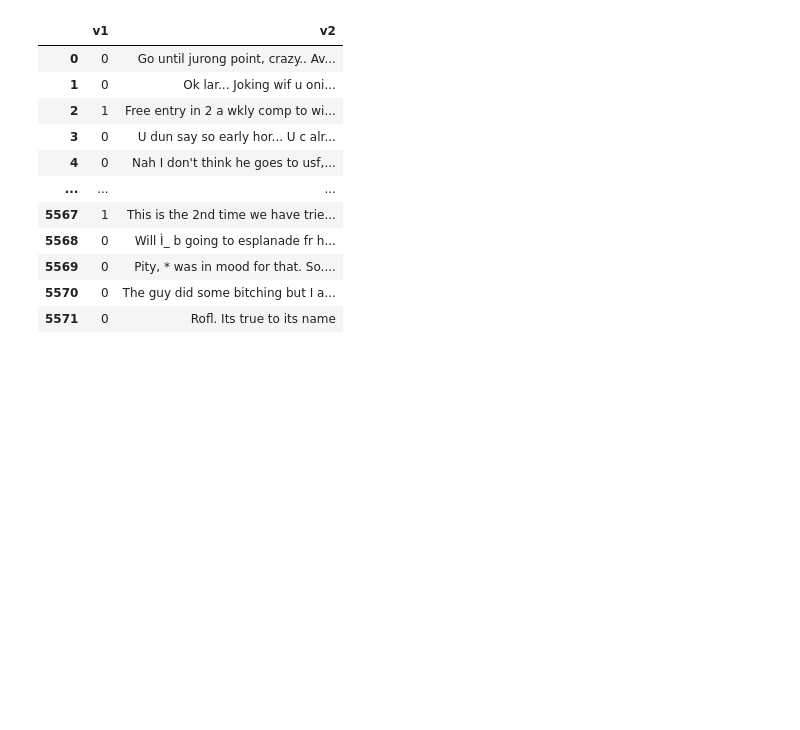
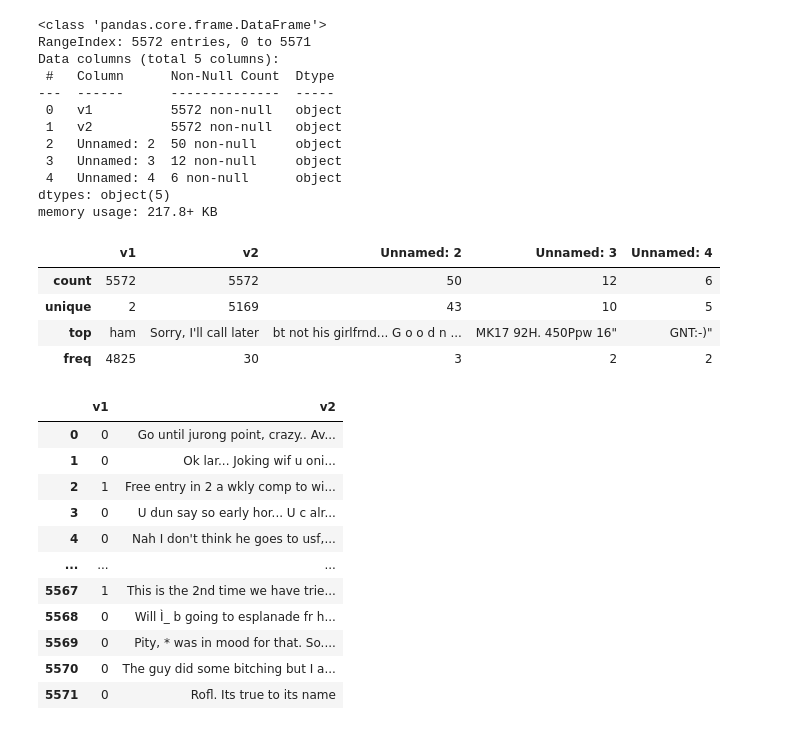
Before and after one commit to 1911521010UlfatmiHanifa/Kelompok7-APM, a Jupyter notebook: SVMNonLinear.ipynb, the cells around one changed output. Saved outputs shown, nothing was run; the diff lists cells and outputs as text; code cells hidden in the pictures; blank space fills up the shorter version.

```diff
--- a/SVMNonLinear.ipynb
+++ b/SVMNonLinear.ipynb
@@ -13 +40,23 @@ import chardet
+# %%
+#Melihat info dan deskripsi dataset
+df.info()
+df.describe()
+# %% [output]
+<class 'pandas.core.frame.DataFrame'>
+RangeIndex: 5572 entries, 0 to 5571
+Data columns (total 5 columns):
+ #   Column      Non-Null Count  Dtype
+---  ------      --------------  -----
+ 0   v1          5572 non-null   object
+ 1   v2          5572 non-null   object
+ 2   Unnamed: 2  50 non-null     object
+ 3   Unnamed: 3  12 non-null     object
+ 4   Unnamed: 4  6 non-null      object
+dtypes: object(5)
+memory usage: 217.8+ KB
+|  | v1 | v2 | Unnamed: 2 | Unnamed: 3 | Unnamed: 4 |
+| count | 5572 | 5572 | 50 | 12 | 6 |
+| unique | 2 | 5169 | 43 | 10 | 5 |
+| top | ham | Sorry, I'll call later | bt not his girlfrnd... G o o d n ... | MK17 92H. 450Ppw 16" | GNT:-)" |
+| freq | 4825 | 30 | 3 | 2 | 2 |
 # %%
```
Also changed, not shown: parts of 18 cells of this notebook.
